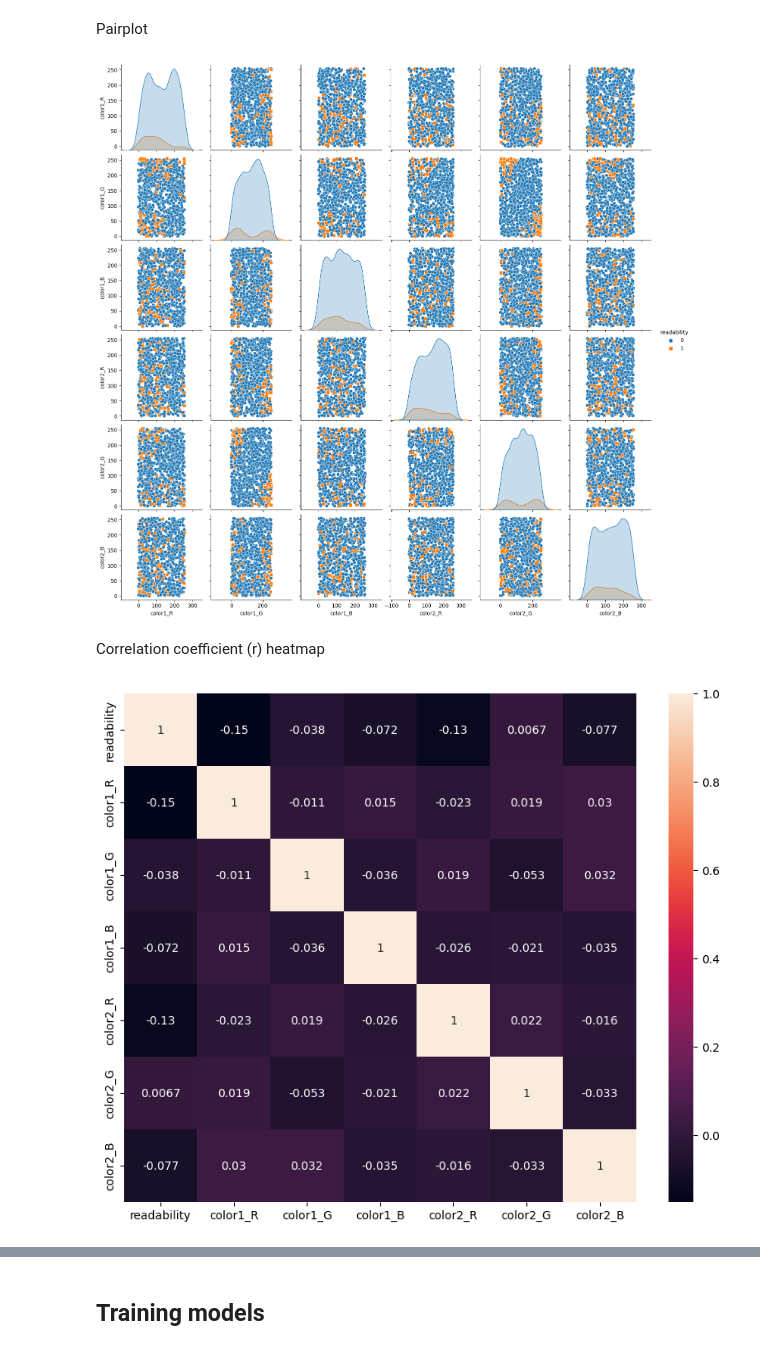
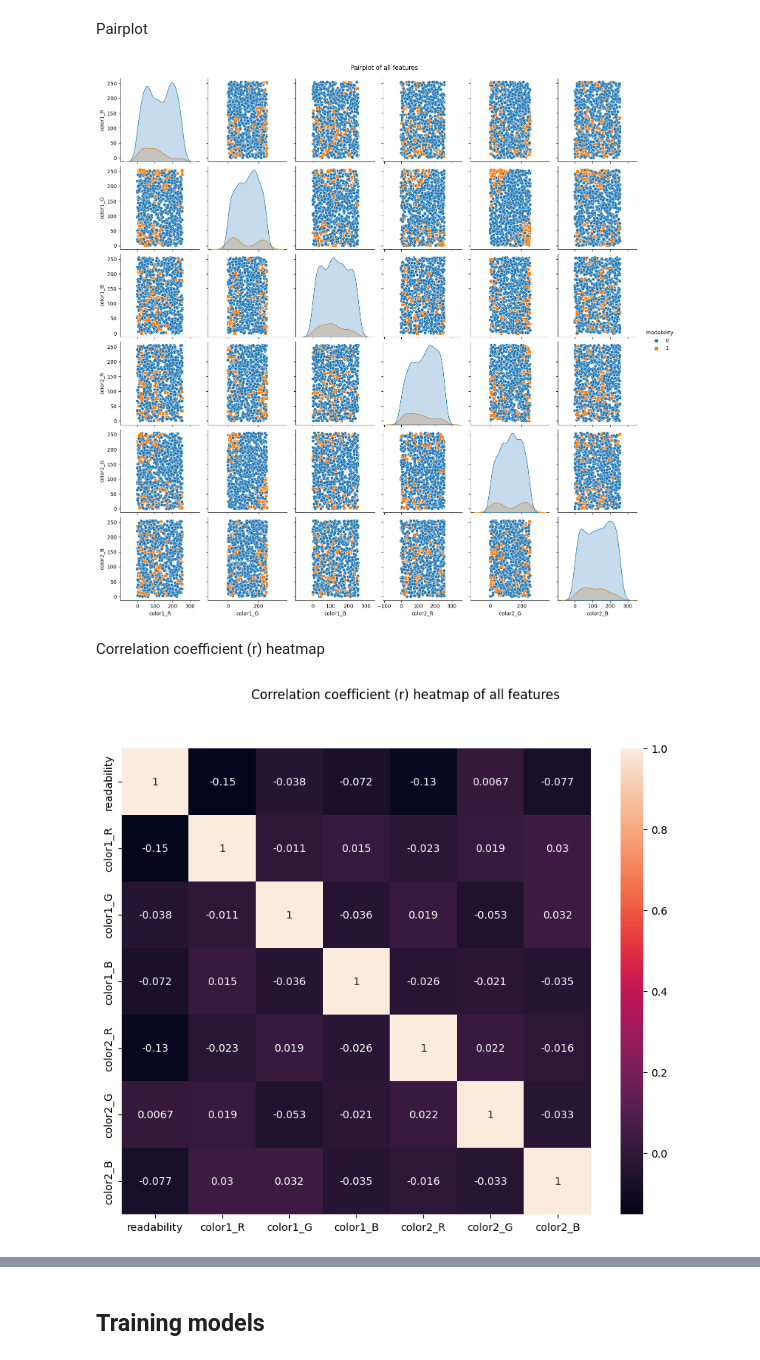
Before and after one commit to KarthikUdyawar/Color-detection, a Jupyter notebook: model/model.ipynb, the cells around one changed output, grey strips where cells are left out. Saved outputs shown, nothing was run; the diff lists cells and outputs as text; code cells hidden in the pictures.

Commit message:
Added more graph
### Added

- Added new visualization and graph

```diff
--- a/model/model.ipynb
+++ b/model/model.ipynb
@@ -152,14 +152,16 @@ g = sns.pairplot(
     diag_kind="kde",
     markers=["o", "s"],
 )
+g.fig.suptitle("Pairplot of all features", y=1.01)
 plt.show()
 # %% [output]
-[figure, old version]
+[figure, new version]
 # %% [markdown]
 Correlation coefficient (r) heatmap
 # %%
 plt.figure(figsize=(10,8))
 sns.heatmap(df.corr(), annot=True)
+plt.suptitle("Correlation coefficient (r) heatmap of all features")
 plt.show()
 # %% [output]
-[figure, old version]
+[figure, new version]
```
Also changed, not shown: parts of 19 cells of this notebook.
